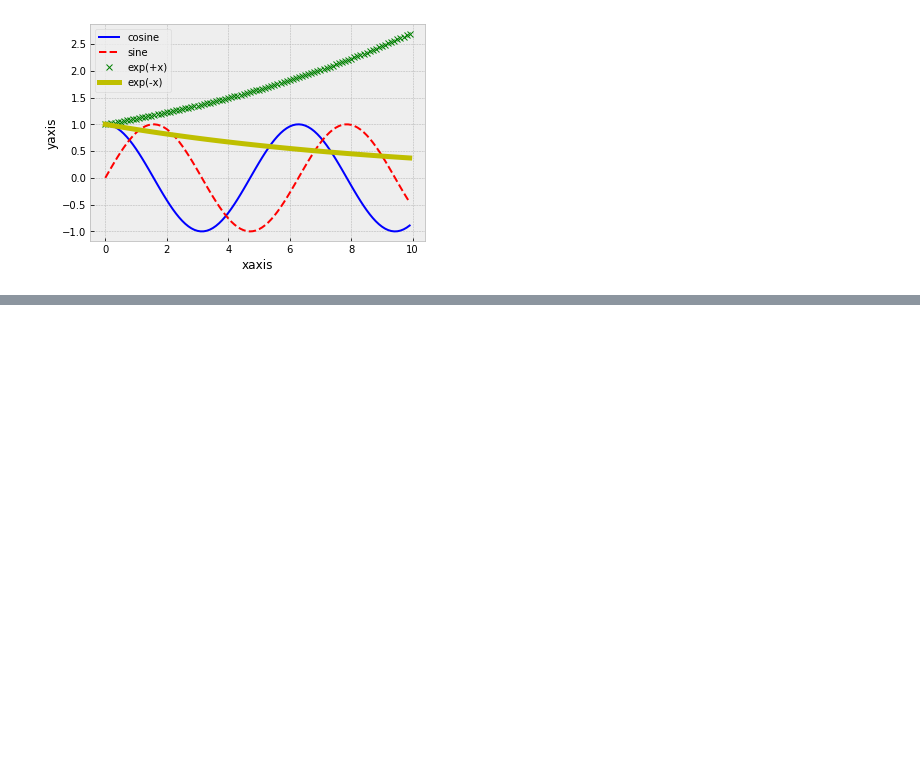
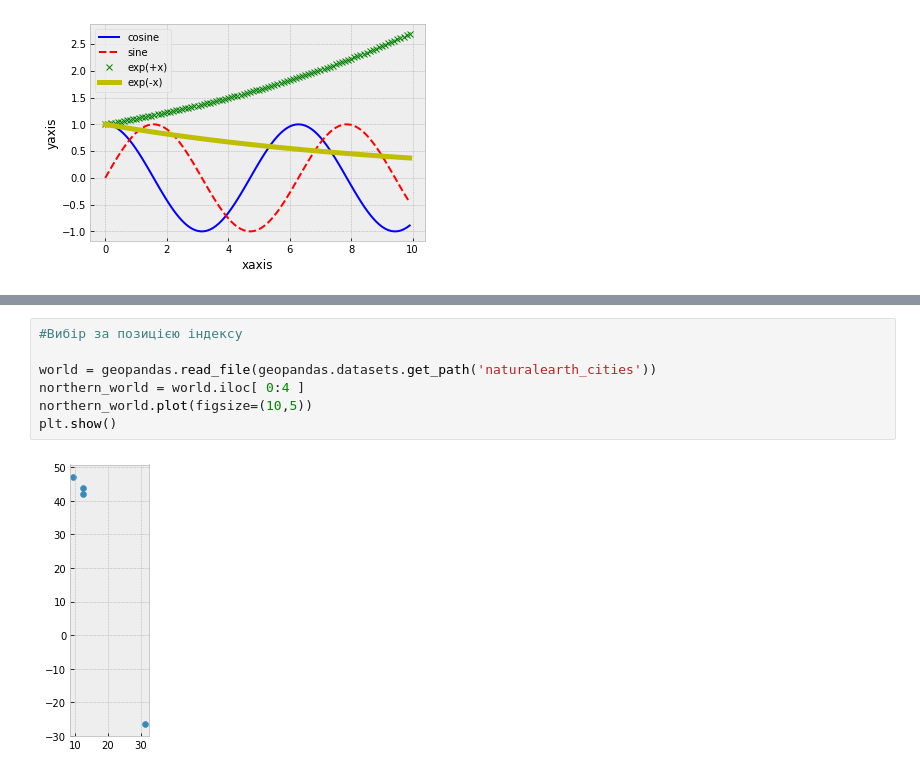
Before and after one commit to SergeyShchus/Data-analysis-Notebooks, a Jupyter notebook: Notebooks/PyGIS.ipynb, the cells around one changed output, grey strips where cells are left out. Saved outputs shown, nothing was run; the diff lists cells and outputs as text; blank space fills up the shorter version.

```diff
--- a/Notebooks/PyGIS.ipynb
+++ b/Notebooks/PyGIS.ipynb
@@ -946,0 +982,9 @@ plt.show()
+# %%
+#Вибір за позицією індексу
+
+world = geopandas.read_file(geopandas.datasets.get_path('naturalearth_cities'))
+northern_world = world.iloc[ 0:4 ]
+northern_world.plot(figsize=(10,5))
+plt.show()
+# %% [output]
+[figure, added]
```
Also changed, not shown: parts of 24 cells of this notebook.
